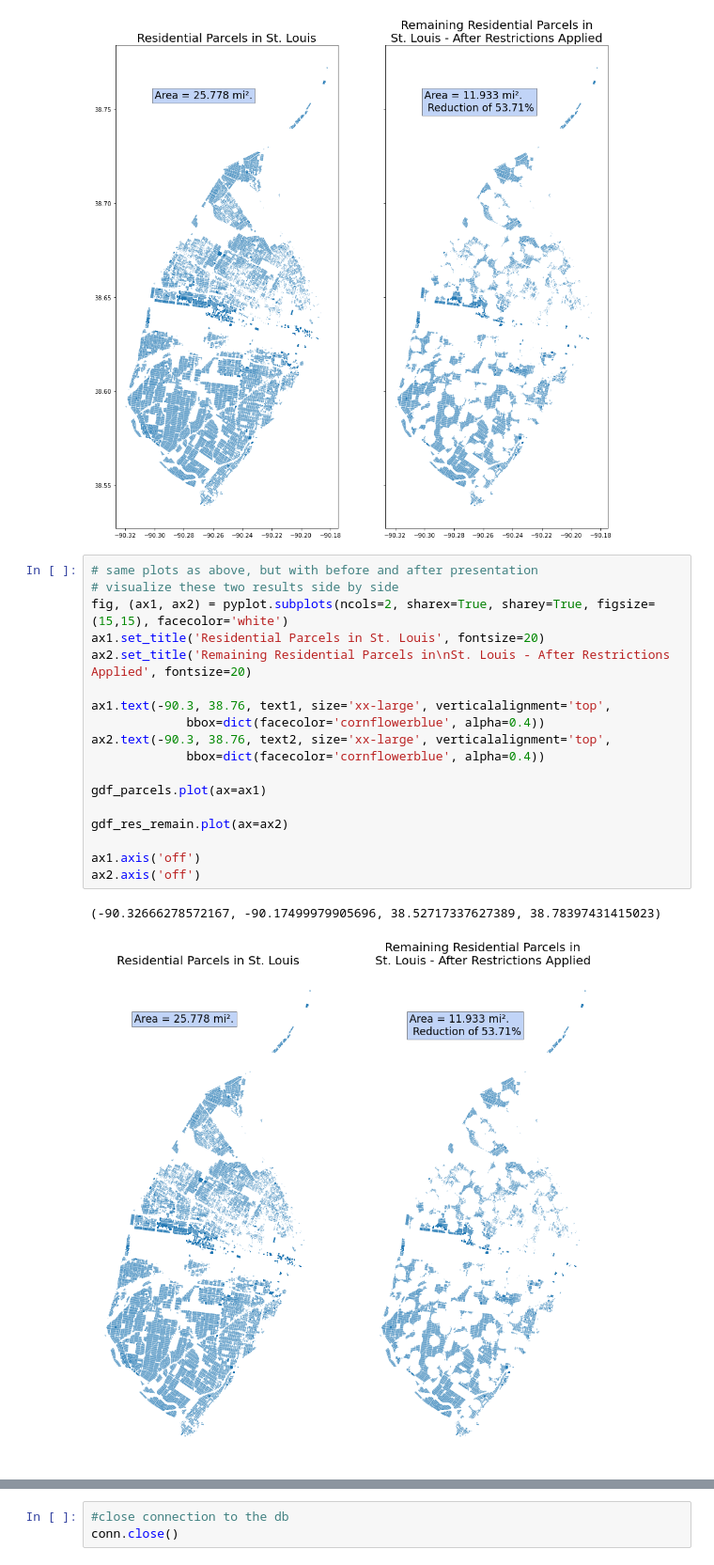
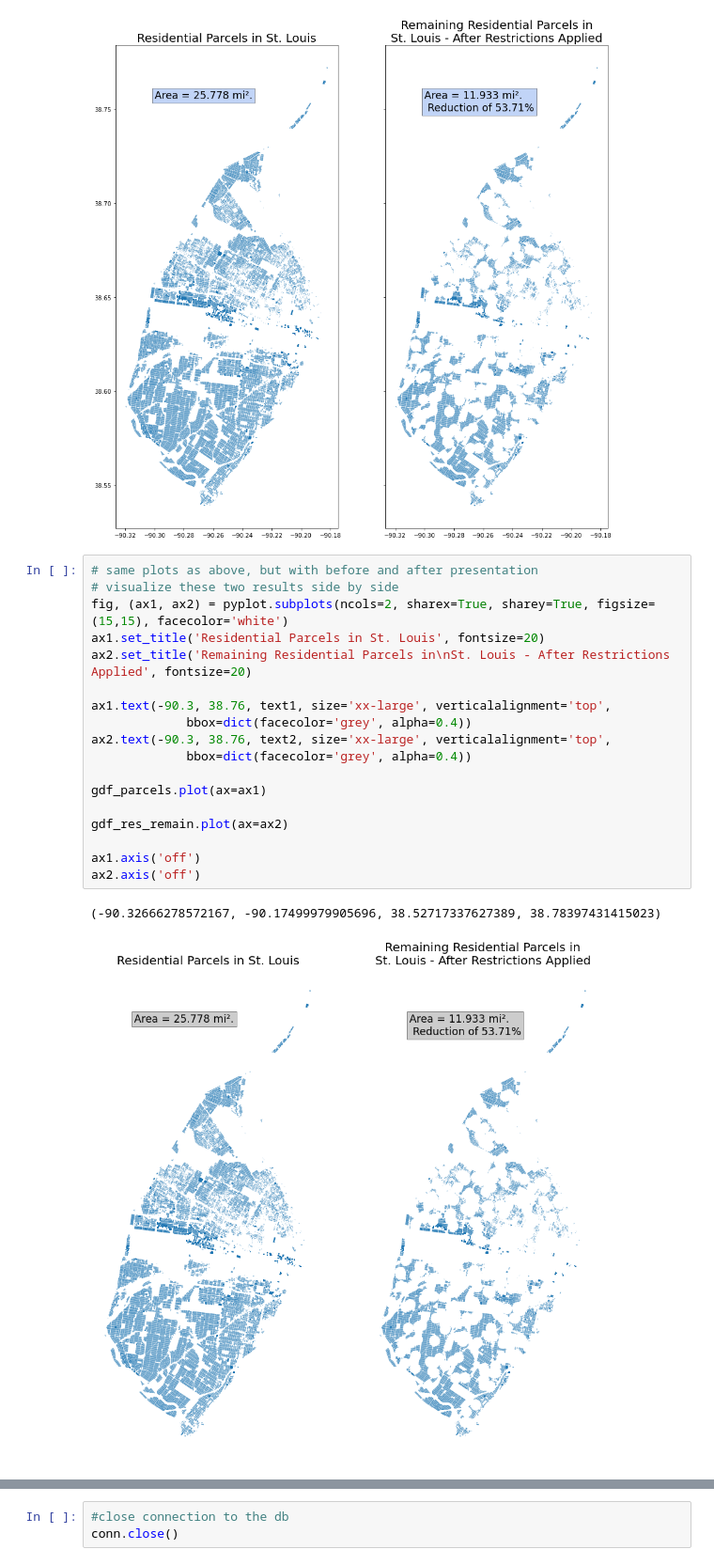
Before and after one commit to PMattox/dsa_masters, a Jupyter notebook: DSA_Capstone/Analysis - Residential Area.ipynb, the cells around one changed output, grey strips where cells are left out. Shown at 94% size. Saved outputs shown, nothing was run; the diff lists cells and outputs as text.

```diff
--- a/DSA_Capstone/Analysis - Residential Area.ipynb
+++ b/DSA_Capstone/Analysis - Residential Area.ipynb
@@ -452,23 +411,23 @@ gdf_res_remain.plot(ax=ax2)
 # %%
 # same plots as above, but with before and after presentation
 # visualize these two results side by side
 fig, (ax1, ax2) = pyplot.subplots(ncols=2, sharex=True, sharey=True, figsize=(15,15), facecolor='white')
 ax1.set_title('Residential Parcels in St. Louis', fontsize=20)
 ax2.set_title('Remaining Residential Parcels in\nSt. Louis - After Restrictions Applied', fontsize=20)
 
 ax1.text(-90.3, 38.76, text1, size='xx-large', verticalalignment='top',
-             bbox=dict(facecolor='cornflowerblue', alpha=0.4))
+             bbox=dict(facecolor='grey', alpha=0.4))
 ax2.text(-90.3, 38.76, text2, size='xx-large', verticalalignment='top',
-             bbox=dict(facecolor='cornflowerblue', alpha=0.4))
+             bbox=dict(facecolor='grey', alpha=0.4))
 
 gdf_parcels.plot(ax=ax1)
 
 gdf_res_remain.plot(ax=ax2)
 
 ax1.axis('off')
 ax2.axis('off')
 # %% [output]
 (-90.32666278572167, -90.17499979905696, 38.52717337627389, 38.78397431415023)
-[figure, old version]
+[figure, new version]
 # %%
 # output some summary info
```
Also changed, not shown: parts of 8 cells of this notebook.
